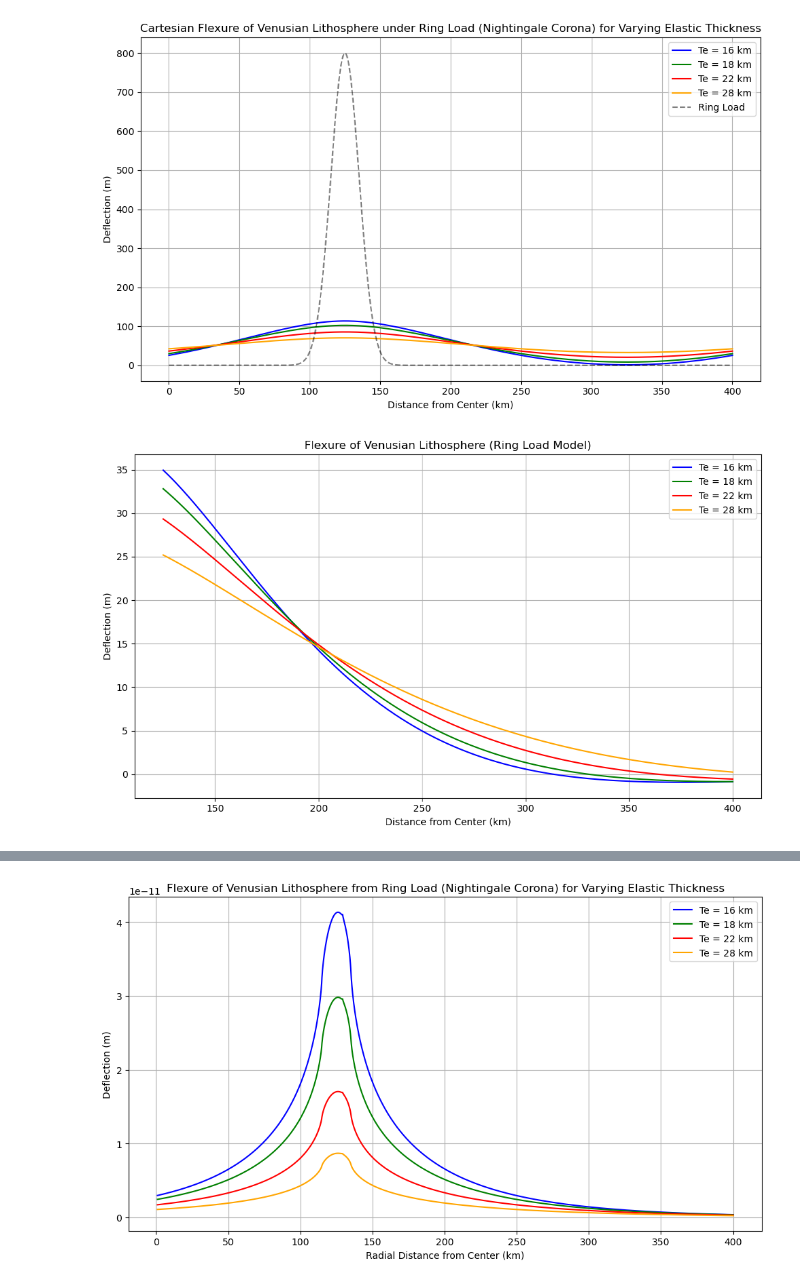
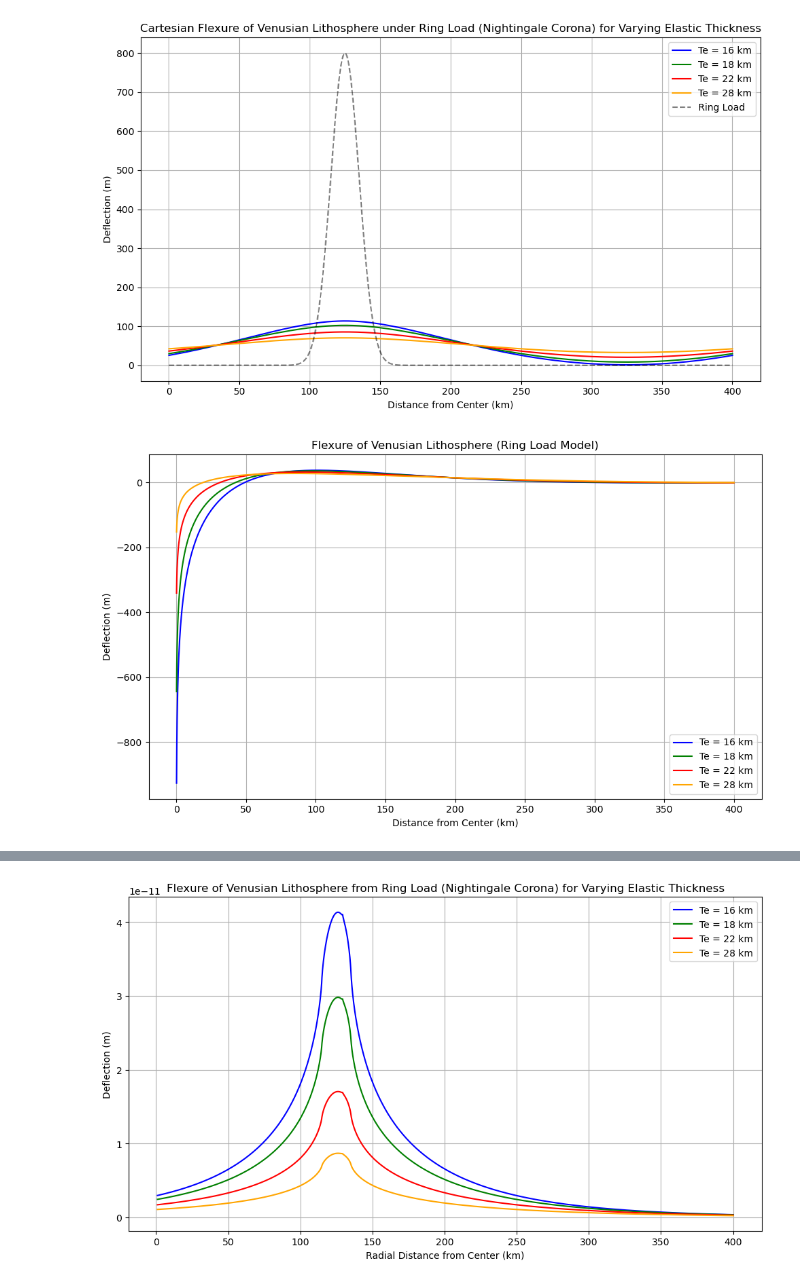
Before and after one commit to shahana-lahiri/flexureOnVenus, a Jupyter notebook: GeodynamicsFinalLaurel.ipynb, the cells around one changed output, grey strips where cells are left out. Cells and saved outputs as stored; diff of their text form; code cells hidden in the pictures.

```diff
--- a/GeodynamicsFinalLaurel.ipynb
+++ b/GeodynamicsFinalLaurel.ipynb
@@ -90,7 +90,7 @@ def D_from_Te(Te_km):
     Te_m = Te_km * 1e3
     return (E * Te_m**3) / (12 * (1 - nu**2))
 
-# Deflection function based on image equation
+# Deflection function
 def ringFlexure(r, Te_km, a=125e3, dela=10e3, p0=1e6):
     D = D_from_Te(Te_km)
     alpha = (D / (delta_rho * g))**0.25
@@ -99,35 +99,35 @@ def ringFlexure(r, Te_km, a=125e3, dela=10e3, p0=1e6):
     a_scaled = a / alpha
     da_scaled = dela / alpha
 
     # c1 and c2 using derivatives
     c1 = (a_scaled * berp(a_scaled) - (a_scaled - da_scaled) * berp(a_scaled - da_scaled))
     c2 = ((a_scaled - da_scaled) * beip(a_scaled - da_scaled) - a_scaled * beip(a_scaled))
 
     w = (p0 / (delta_rho * g)) * (c1 * ker(r_scaled) + c2 * kei(r_scaled))
     return w
 
 # Radial domain
-r = np.linspace(125e3, 400e3, 2000)  # r >= a
+r = np.linspace(0, 400e3, 2000)  # r >= a
 
 # Test different Te
 Te_values = [16, 18, 22, 28]
 colors = ['blue', 'green', 'red', 'orange']
 
 plt.figure(figsize=(10, 6))
 
 for Te, color in zip(Te_values, colors):
     w = ringFlexure(r, Te)
     plt.plot(r / 1e3, w, label=f'Te = {Te} km', color=color)
 
 plt.title("Flexure of Venusian Lithosphere (Ring Load Model)")
 plt.xlabel("Distance from Center (km)")
 plt.ylabel("Deflection (m)")
 plt.legend()
 plt.grid(True)
 plt.tight_layout()
 plt.show()
 # %% [output]
-[figure, old version]
+[figure, new version]
 # %%
 import numpy as np
 import matplotlib.pyplot as plt
```
Also changed, not shown: parts of 1 cell of this notebook.
